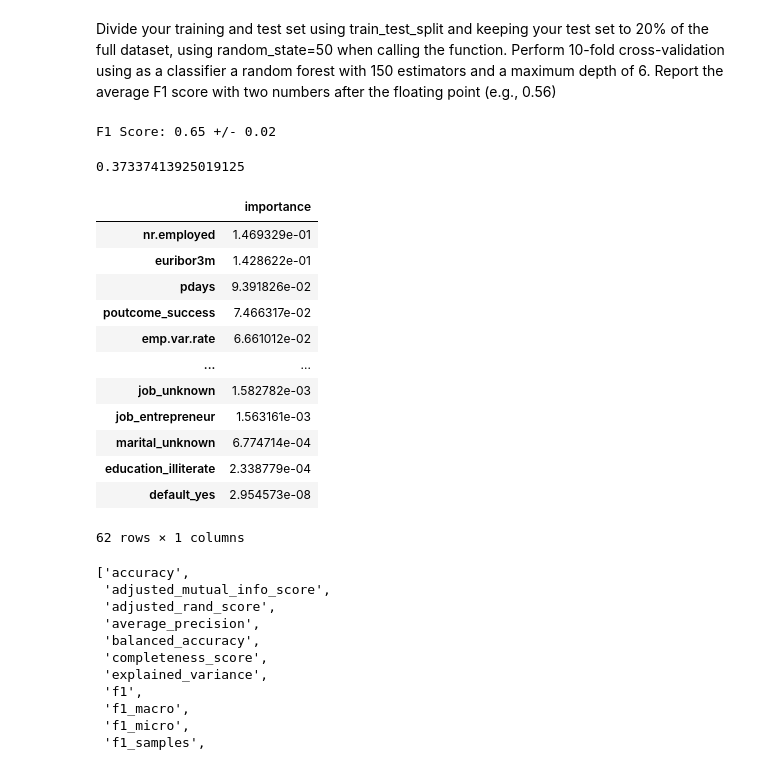
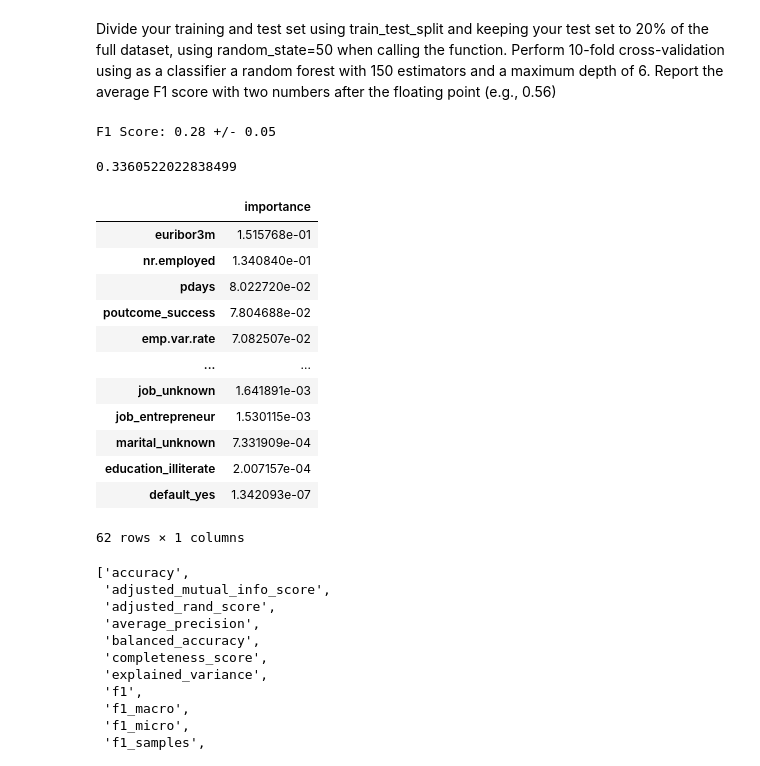
Before and after one commit to ihab09/CE888, a Jupyter notebook: lab3/bank_classification.ipynb, the cells around one changed output. Saved outputs shown, nothing was run; the diff lists cells and outputs as text; code cells hidden in the pictures.

```diff
--- a/lab3/bank_classification.ipynb
+++ b/lab3/bank_classification.ipynb
@@ -209,43 +209,45 @@ Perform 10-fold cross-validation using as a classifier a random forest with 150
 # %%
 # rf_clf = RandomForestClassifier(n_estimators=150, max_depth=6)
 # rf_clf = RandomForestClassifier(n_estimators=100, max_depth=8)
+# rf_clf = RandomForestClassifier(n_estimators=200, max_depth=8)
+rf_clf = RandomForestClassifier(n_estimators=250, max_depth=6)
 
 y_train_arr = y_train.values
 X_train_arr = X_train.values
 
-scores = cross_val_score(rf_clf, X_train_arr, y_train_arr.ravel(), cv=10, scoring='f1_macro')  # cross-validation
+scores = cross_val_score(rf_clf, X_train_arr, y_train_arr.ravel(), cv=10, scoring='f1')  # cross-validation
 print("F1 Score: %.2f +/- %.2f" % (scores.mean(), scores.std()))
 # %% [output]
-F1 Score: 0.65 +/- 0.02
+F1 Score: 0.28 +/- 0.05
 # %%
-rf_clf = RandomForestClassifier(n_estimators=100, max_depth=12, random_state=60)
+rf_clf = RandomForestClassifier(n_estimators=100, max_depth=8, random_state=60)
 rf_clf.fit(X_train_arr, y_train_arr.ravel())
 f1_score(y_test, rf_clf.predict(X_test))
 # %% [output]
-0.37337413925019125
+0.3360522022838499
 # %%
-rf_clf = RandomForestClassifier(n_estimators=1000, max_depth=10, random_state=60)
+rf_clf = RandomForestClassifier(n_estimators=100, max_depth=10, random_state=60)
 
 rf_clf.fit(X_train_arr, y_train_arr.ravel())
 f1_score(y_test, rf_clf.predict(X_test))
 
 feature_importances = pd.DataFrame(rf_clf.feature_importances_,
                                    index = X_train.columns,
                                     columns=['importance']).sort_values('importance', ascending=False)
 feature_importances
 # %% [output]
 |  | importance |
-| nr.employed | 1.469329e-01 |
-| euribor3m | 1.428622e-01 |
-| pdays | 9.391826e-02 |
-| poutcome_success | 7.466317e-02 |
-| emp.var.rate | 6.661012e-02 |
+| euribor3m | 1.515768e-01 |
+| nr.employed | 1.340840e-01 |
+| pdays | 8.022720e-02 |
+| poutcome_success | 7.804688e-02 |
+| emp.var.rate | 7.082507e-02 |
 | ... | ... |
-| job_unknown | 1.582782e-03 |
-| job_entrepreneur | 1.563161e-03 |
-| marital_unknown | 6.774714e-04 |
-| education_illiterate | 2.338779e-04 |
-| default_yes | 2.954573e-08 |
+| job_unknown | 1.641891e-03 |
+| job_entrepreneur | 1.530115e-03 |
+| marital_unknown | 7.331909e-04 |
+| education_illiterate | 2.007157e-04 |
+| default_yes | 1.342093e-07 |
 62 rows × 1 columns
 # %%
 sorted(sklearn.metrics.SCORERS.keys())
```
Also changed, not shown: parts of 5 cells of this notebook.
